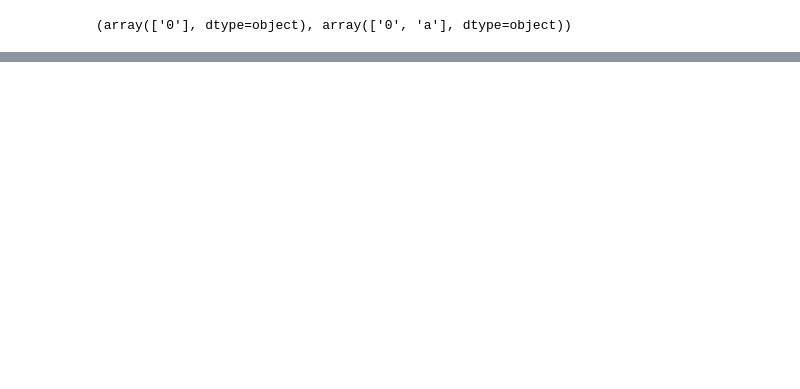
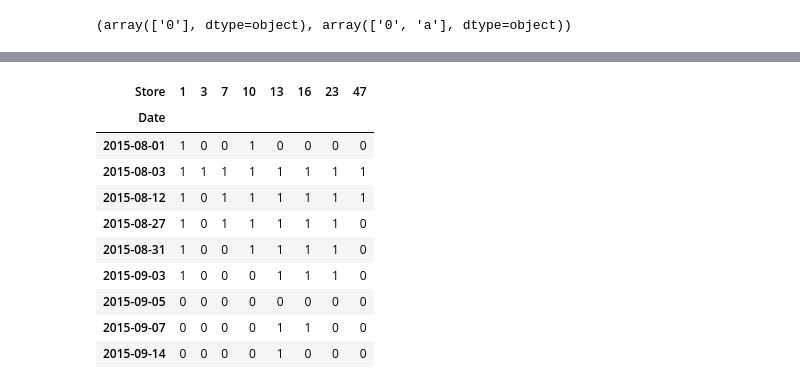
Before and after one commit to superChing/Kaggle-Rossmann-Store, a Jupyter notebook: explore train.ipynb, the cells around one changed output, grey strips where cells are left out. Cells and saved outputs as stored; diff of their text form; code cells hidden in the pictures; blank space fills up the shorter version.

Commit message:
SchoolHoliday pattern

```diff
--- a/explore train.ipynb
+++ b/explore train.ipynb
@@ -262,5 +262,3 @@ train.set_index(['Date','Store']).unstack(level='Store')['StateHoliday'].T.drop_
 | 28 | a | 0 | 0 | 0 | ... |
 | 988 | nan | 0 | 0 | 0 | ... |
 9 rows × 942 columns
-# %%
-test.set_index(['Date','Store']).unstack(level='Store')['StateHoliday'].T.drop_duplicates()
@@ -274,8 +266,3 @@ test.set_index(['Date','Store']).unstack(level='Store')['StateHoliday'].T.drop_d
 test[test.Store==1].StateHoliday.unique(),test[test.Store==13].StateHoliday.unique()
 # %% [output]
 (array(['0'], dtype=object), array(['0', 'a'], dtype=object))
-# %%
-test.StateHoliday=test.StateHoliday.astype(np.str)
-from IPython.display import display
-with pd.option_context('display.max_rows', 50, 'display.max_columns', 5):
-    display(test[test.Store==13][test.StateHoliday=='a'].ix[:,['Date','StateHoliday']])
@@ -284,0 +269,3 @@ with pd.option_context('display.max_rows', 50, 'display.max_columns', 5):
+# %%
+x=test.set_index(['Date','Store']).unstack(level='Store')['StateHoliday']
+x.T.drop_duplicates().T.drop_duplicates()
@@ -284,0 +294,15 @@ with pd.option_context('display.max_rows', 50, 'display.max_columns', 5):
+# %%
+x=test.set_index(['Date','Store']).unstack(level='Store')['SchoolHoliday']
+x.T.drop_duplicates().T.drop_duplicates()
+# %% [output]
+| Store | 1 | 3 | 7 | 10 | 13 | 16 | 23 | 47 |
+| Date |  |  |  |  |  |  |  |  |
+| 2015-08-01 | 1 | 0 | 0 | 1 | 0 | 0 | 0 | 0 |
+| 2015-08-03 | 1 | 1 | 1 | 1 | 1 | 1 | 1 | 1 |
+| 2015-08-12 | 1 | 0 | 1 | 1 | 1 | 1 | 1 | 1 |
+| 2015-08-27 | 1 | 0 | 1 | 1 | 1 | 1 | 1 | 0 |
+| 2015-08-31 | 1 | 0 | 0 | 1 | 1 | 1 | 1 | 0 |
+| 2015-09-03 | 1 | 0 | 0 | 0 | 1 | 1 | 1 | 0 |
+| 2015-09-05 | 0 | 0 | 0 | 0 | 0 | 0 | 0 | 0 |
+| 2015-09-07 | 0 | 0 | 0 | 0 | 1 | 1 | 0 | 0 |
+| 2015-09-14 | 0 | 0 | 0 | 0 | 1 | 0 | 0 | 0 |
```
Also changed, not shown: parts of 5 cells of this notebook.
